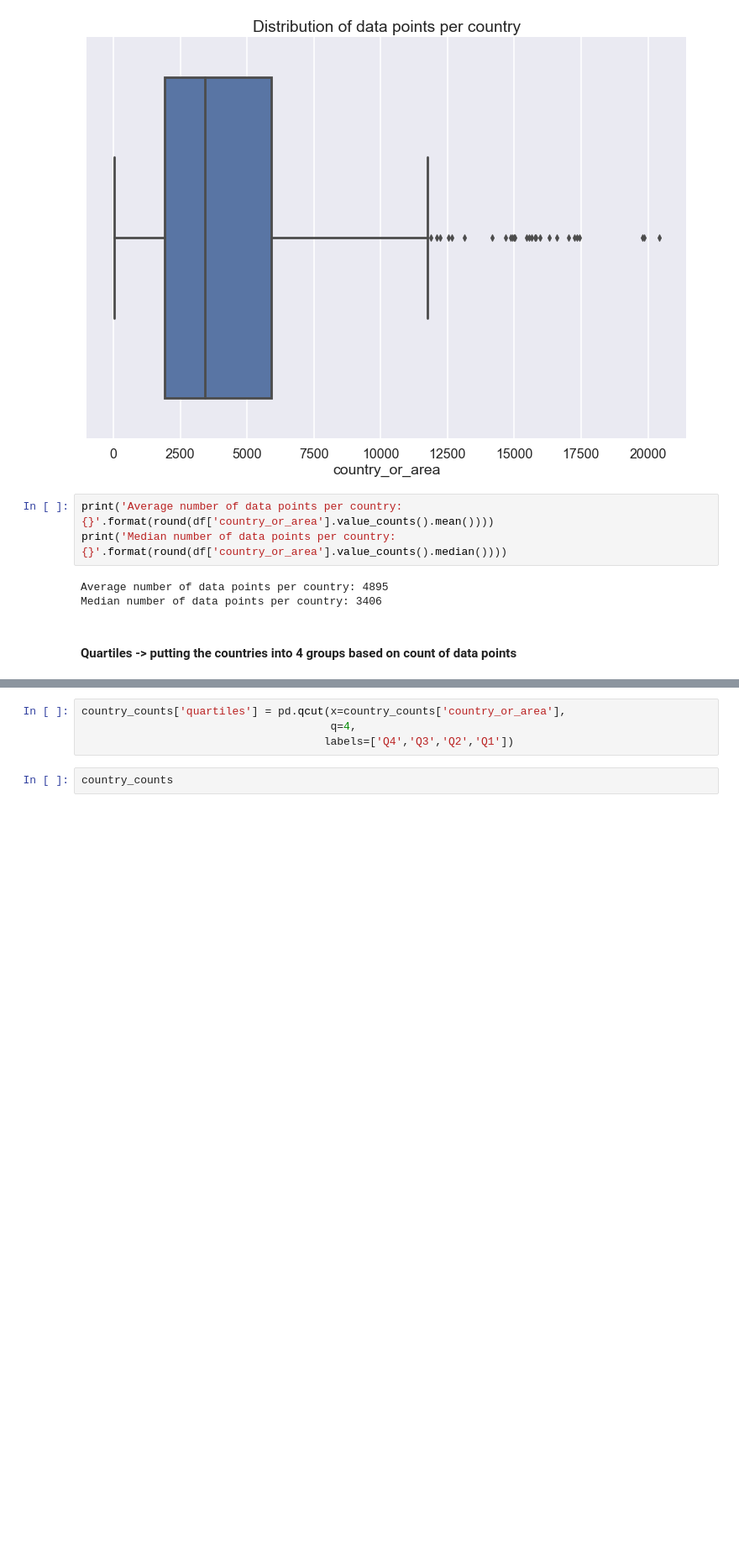
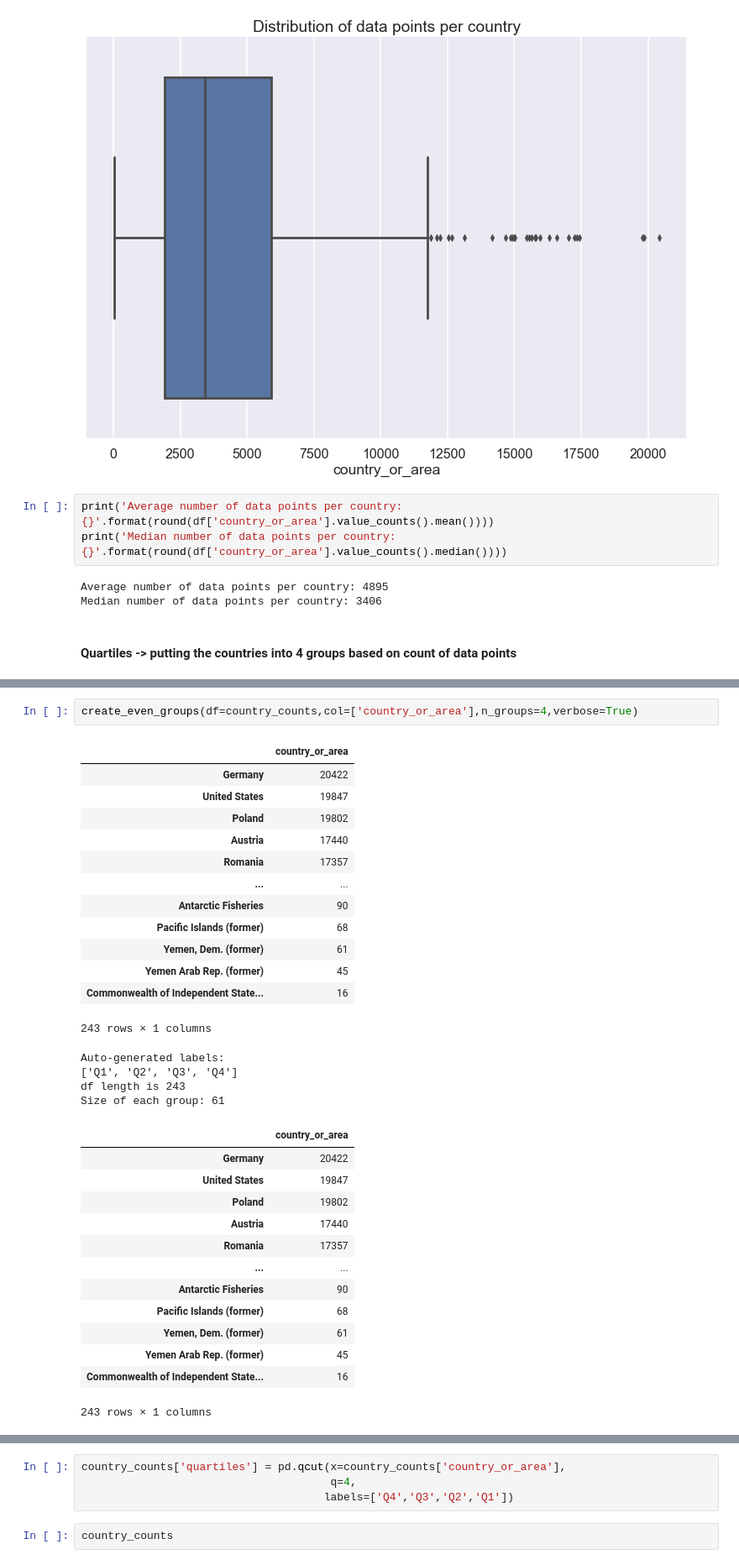
Before and after one commit to See-You-Data/UNInternationalEnergyData, a Jupyter notebook: alex_refactored_code.ipynb, the cells around one changed output, grey strips where cells are left out. Shown at 84% size. Cells and saved outputs as stored; diff of their text form; blank space fills up the shorter version.

```diff
--- a/alex_refactored_code.ipynb
+++ b/alex_refactored_code.ipynb
@@ -83,0 +139,33 @@ Median number of data points per country: 3406
+# %%
+create_even_groups(df=country_counts,col=['country_or_area'],n_groups=4,verbose=True)
+# %% [output]
+|  | country_or_area |
+| Germany | 20422 |
+| United States | 19847 |
+| Poland | 19802 |
+| Austria | 17440 |
+| Romania | 17357 |
+| ... | ... |
+| Antarctic Fisheries | 90 |
+| Pacific Islands (former) | 68 |
+| Yemen, Dem. (former) | 61 |
+| Yemen Arab Rep. (former) | 45 |
+| Commonwealth of Independent State... | 16 |
+243 rows × 1 columns
+Auto-generated labels:
+['Q1', 'Q2', 'Q3', 'Q4']
+df length is 243
+Size of each group: 61
+|  | country_or_area |
+| Germany | 20422 |
+| United States | 19847 |
+| Poland | 19802 |
+| Austria | 17440 |
+| Romania | 17357 |
+| ... | ... |
+| Antarctic Fisheries | 90 |
+| Pacific Islands (former) | 68 |
+| Yemen, Dem. (former) | 61 |
+| Yemen Arab Rep. (former) | 45 |
+| Commonwealth of Independent State... | 16 |
+243 rows × 1 columns
```
Also changed, not shown: parts of 5 cells of this notebook, 1 other file.
